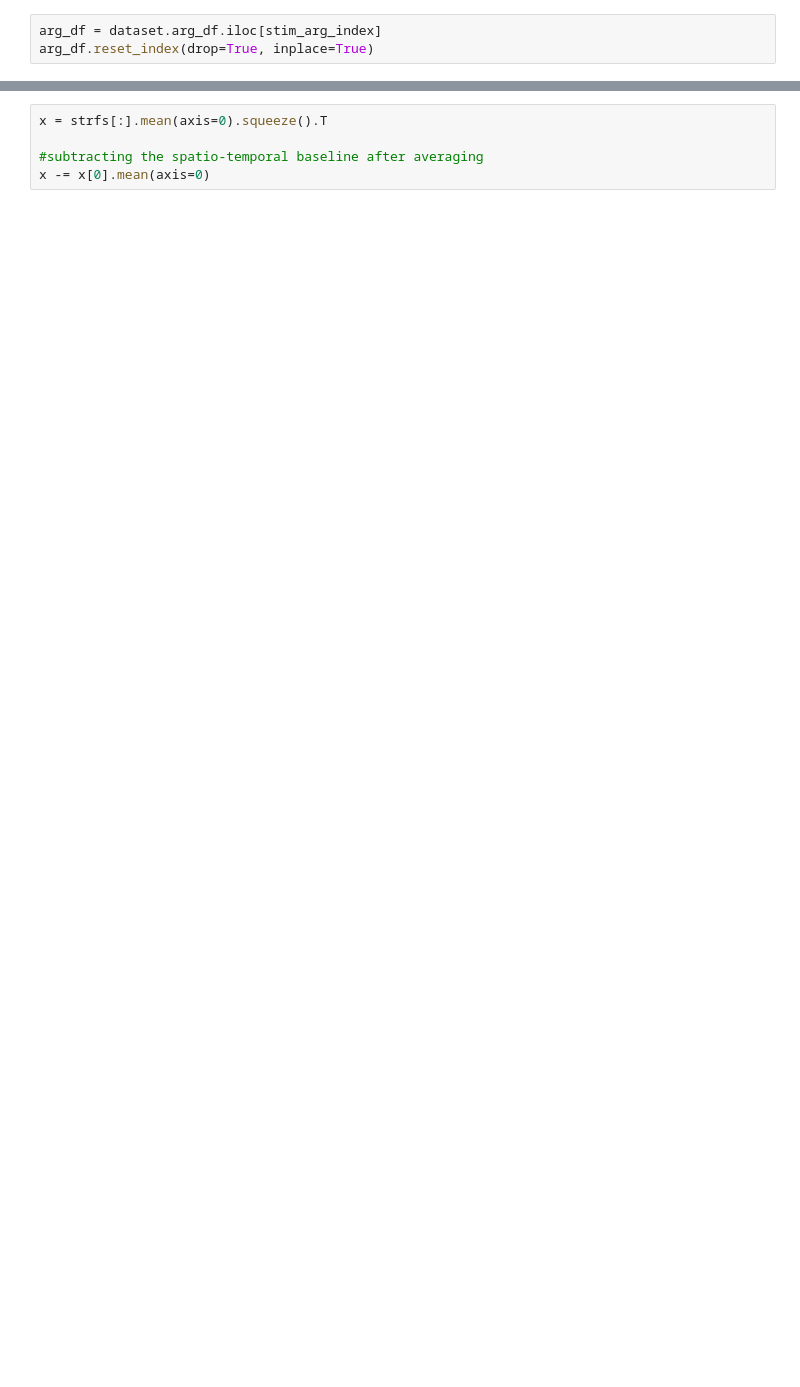
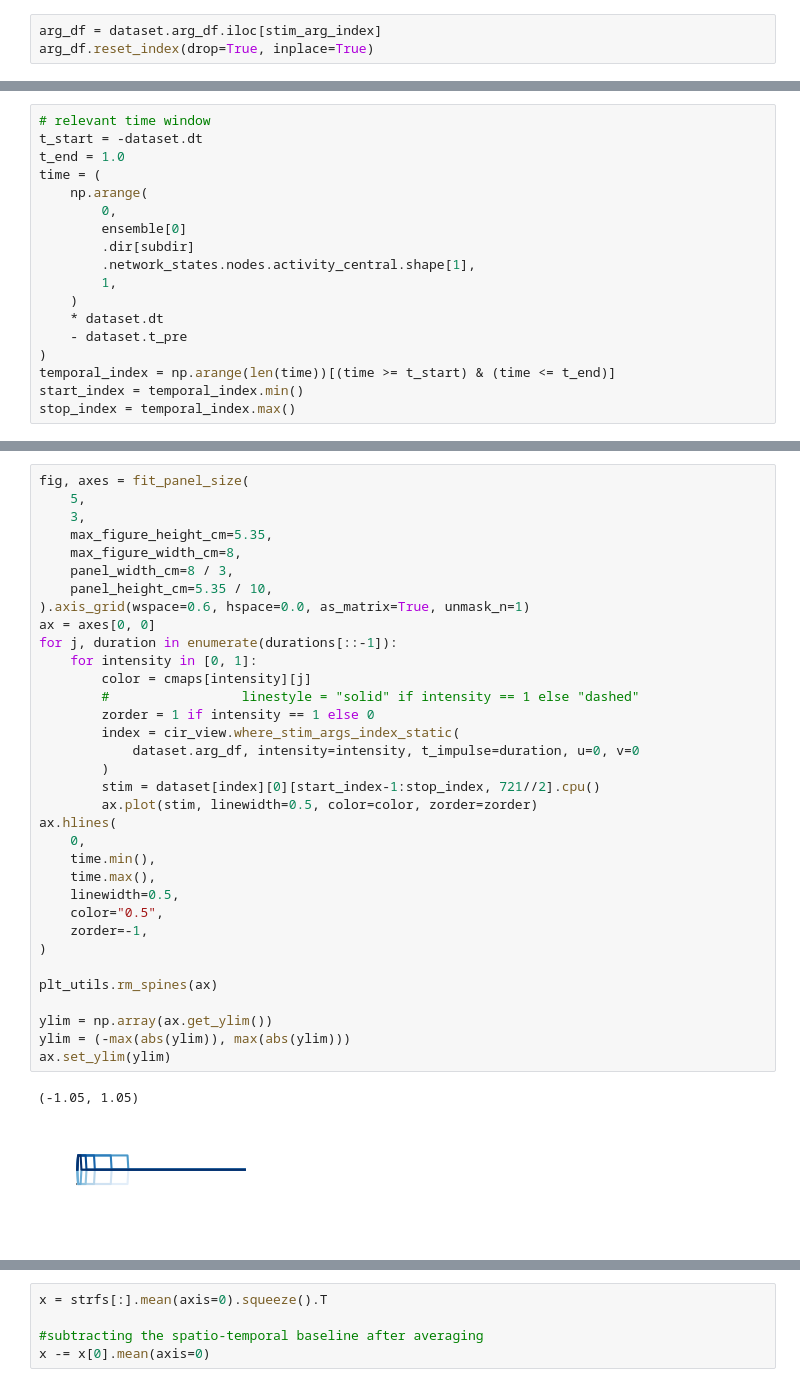
Before and after one commit to TuragaLab/flyvis, a Jupyter notebook: notebooks/figure_04_mechanisms.ipynb, the cells around one changed output, grey strips where cells are left out. Saved outputs shown, nothing was run; the diff lists cells and outputs as text; blank space fills up the shorter version.

```diff
--- a/notebooks/figure_04_mechanisms.ipynb
+++ b/notebooks/figure_04_mechanisms.ipynb
@@ -436,0 +580,18 @@ strf_view = strf_view.divide_by_given_array(rnorm[:], dims=(0, -1))
+# %%
+# relevant time window
+t_start = -dataset.dt
+t_end = 1.0
+time = (
+    np.arange(
+        0,
+        ensemble[0]
+        .dir[subdir]
+        .network_states.nodes.activity_central.shape[1],
+        1,
+    )
+    * dataset.dt
+    - dataset.t_pre
+)
+temporal_index = np.arange(len(time))[(time >= t_start) & (time <= t_end)]
+start_index = temporal_index.min()
+stop_index = temporal_index.max()
@@ -436,0 +657,37 @@ strf_view = strf_view.divide_by_given_array(rnorm[:], dims=(0, -1))
+# %%
+fig, axes = fit_panel_size(
+    5,
+    3,
+    max_figure_height_cm=5.35,
+    max_figure_width_cm=8,
+    panel_width_cm=8 / 3,
+    panel_height_cm=5.35 / 10,
+).axis_grid(wspace=0.6, hspace=0.0, as_matrix=True, unmask_n=1)
+ax = axes[0, 0]
+for j, duration in enumerate(durations[::-1]):
+    for intensity in [0, 1]:
+        color = cmaps[intensity][j]
+        #                 linestyle = "solid" if intensity == 1 else "dashed"
+        zorder = 1 if intensity == 1 else 0
+        index = cir_view.where_stim_args_index_static(
+            dataset.arg_df, intensity=intensity, t_impulse=duration, u=0, v=0
+        )
+        stim = dataset[index][0][start_index-1:stop_index, 721//2].cpu()
+        ax.plot(stim, linewidth=0.5, color=color, zorder=zorder)
+ax.hlines(
+    0,
+    time.min(),
+    time.max(),
+    linewidth=0.5,
+    color="0.5",
+    zorder=-1,
+)
+
+plt_utils.rm_spines(ax)
+
+ylim = np.array(ax.get_ylim())
+ylim = (-max(abs(ylim)), max(abs(ylim)))
+ax.set_ylim(ylim)
+# %% [output]
+(-1.05, 1.05)
+[figure, added]
```
Also changed, not shown: parts of 190 cells of this notebook, 10 other files.
